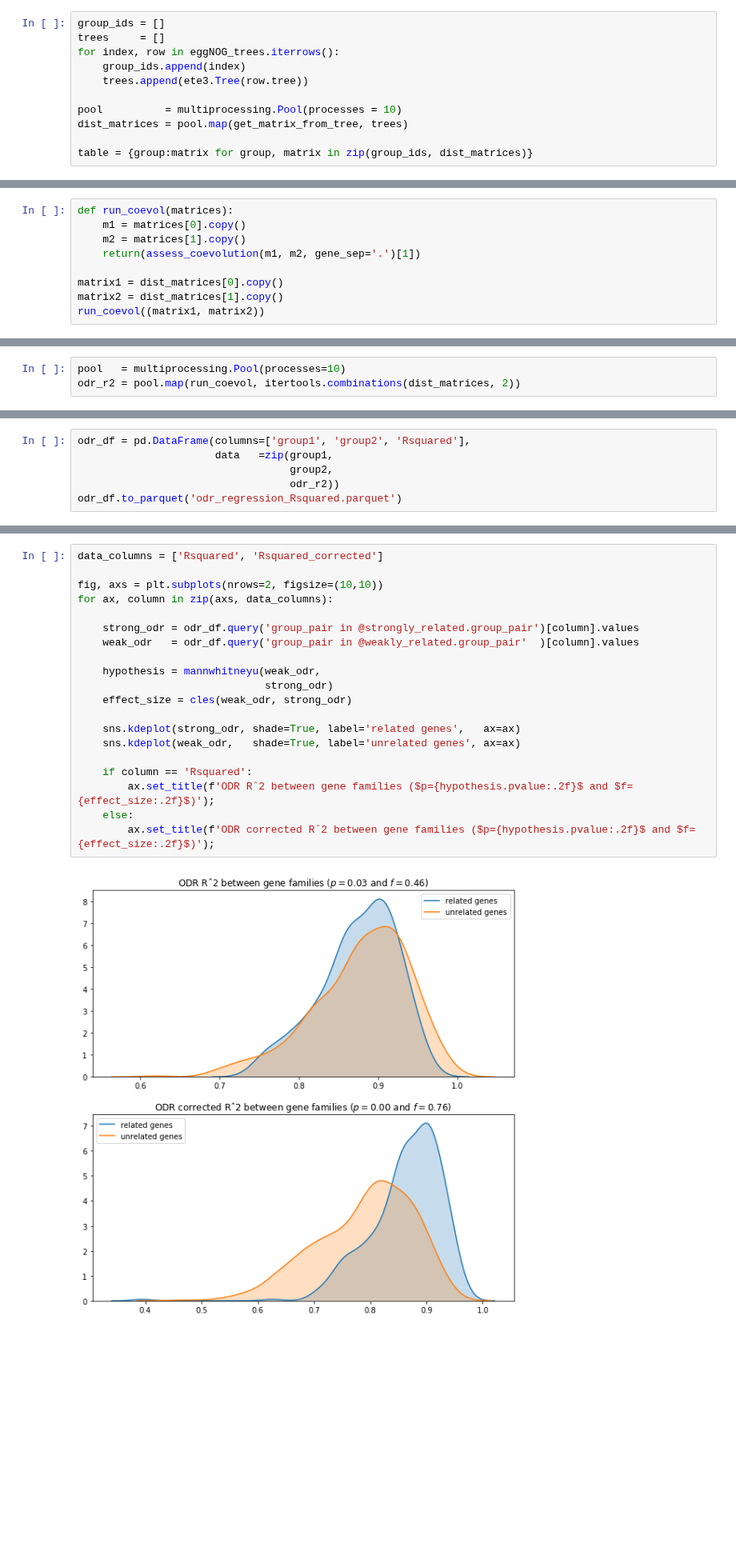
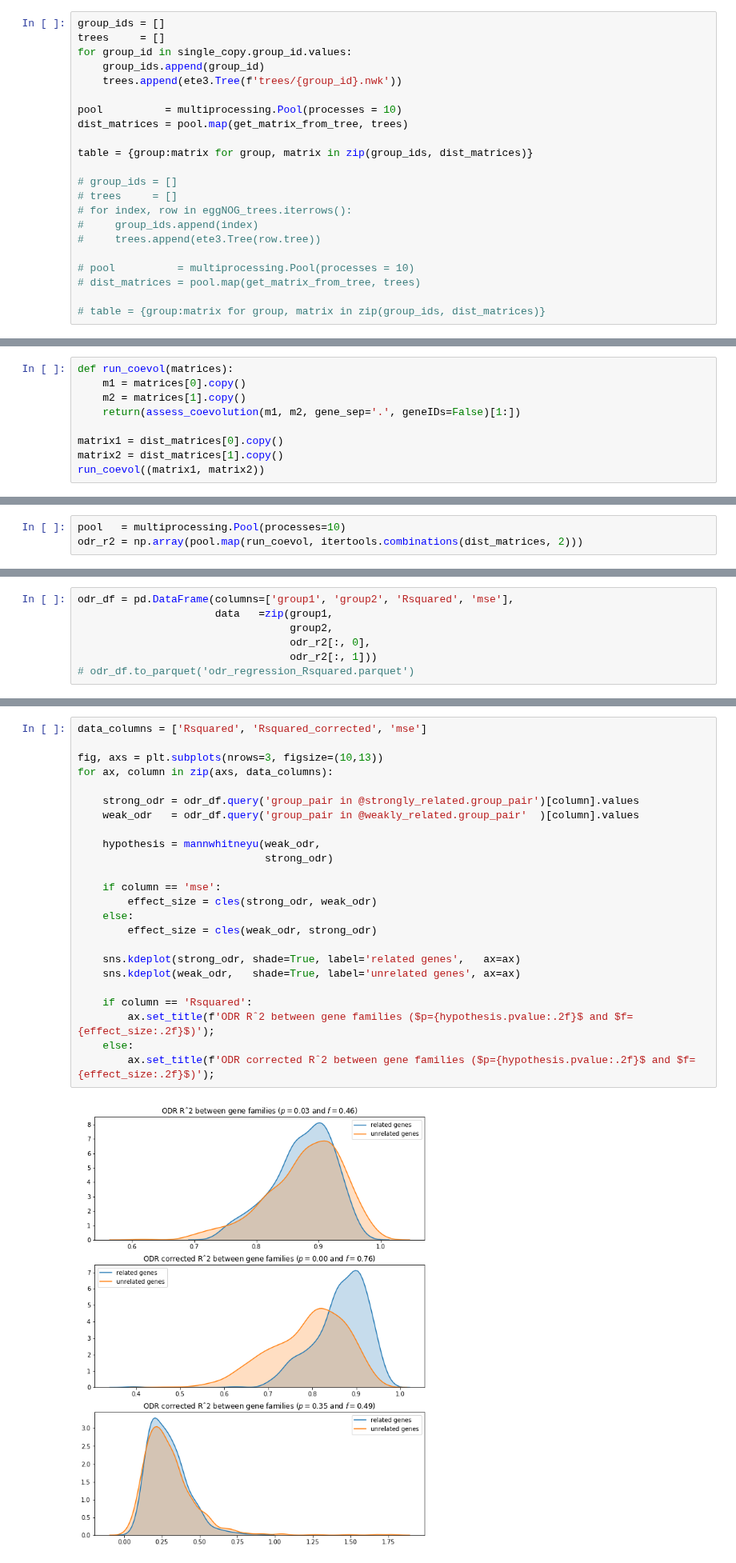
Before and after one commit to lthiberiol/jupyter_notebooks, a Jupyter notebook: gene family distances/eggNOG_compare_metrics.ipynb, the cells around one changed output, grey strips where cells are left out. Shown at 80% size. Drawn from its saved outputs; the diff is of its cells as text; blank space fills up the shorter version.

Commit message:
looking for effect size alternatives

```diff
--- a/gene family distances/eggNOG_compare_metrics.ipynb
+++ b/gene family distances/eggNOG_compare_metrics.ipynb
@@ -35,11 +43,22 @@ eggNOG_trees = eggNOG_trees.reindex(index=single_copy.group_id)
 # %%
 group_ids = []
 trees     = []
-for index, row in eggNOG_trees.iterrows():
-    group_ids.append(index)
-    trees.append(ete3.Tree(row.tree))
+for group_id in single_copy.group_id.values:
+    group_ids.append(group_id)
+    trees.append(ete3.Tree(f'trees/{group_id}.nwk'))
 
 pool          = multiprocessing.Pool(processes = 10)
 dist_matrices = pool.map(get_matrix_from_tree, trees)
 
 table = {group:matrix for group, matrix in zip(group_ids, dist_matrices)}
+
+# group_ids = []
+# trees     = []
+# for index, row in eggNOG_trees.iterrows():
+#     group_ids.append(index)
+#     trees.append(ete3.Tree(row.tree))
+
+# pool          = multiprocessing.Pool(processes = 10)
+# dist_matrices = pool.map(get_matrix_from_tree, trees)
+
+# table = {group:matrix for group, matrix in zip(group_ids, dist_matrices)}
@@ -47,7 +180,7 @@ table = {group:matrix for group, matrix in zip(group_ids, dist_matrices)}
 def run_coevol(matrices):
     m1 = matrices[0].copy()
     m2 = matrices[1].copy()
-    return(assess_coevolution(m1, m2, gene_sep='.')[1])
+    return(assess_coevolution(m1, m2, gene_sep='.', geneIDs=False)[1:])
 
 matrix1 = dist_matrices[0].copy()
 matrix2 = dist_matrices[1].copy()
@@ -57,14 +190,15 @@ run_coevol((matrix1, matrix2))
 # %%
 pool   = multiprocessing.Pool(processes=10)
-odr_r2 = pool.map(run_coevol, itertools.combinations(dist_matrices, 2))
+odr_r2 = np.array(pool.map(run_coevol, itertools.combinations(dist_matrices, 2)))
 # %%
 group1, group2 = [], []
 for n, m in itertools.combinations(group_ids, 2):
     group1.append(n)
     group2.append(m)
 # %%
-odr_df = pd.DataFrame(columns=['group1', 'group2', 'Rsquared'],
+odr_df = pd.DataFrame(columns=['group1', 'group2', 'Rsquared', 'mse'],
                       data   =zip(group1,
                                   group2,
-                                  odr_r2))
-odr_df.to_parquet('odr_regression_Rsquared.parquet')
+                                  odr_r2[:, 0],
+                                  odr_r2[:, 1]))
+# odr_df.to_parquet('odr_regression_Rsquared.parquet')
@@ -165,22 +317,26 @@ rf_edges['group_pair'] = odr_df[['group1', 'group2']].agg(frozenset, axis=1)
 # %%
-data_columns = ['Rsquared', 'Rsquared_corrected']
+data_columns = ['Rsquared', 'Rsquared_corrected', 'mse']
 
-fig, axs = plt.subplots(nrows=2, figsize=(10,10))
+fig, axs = plt.subplots(nrows=3, figsize=(10,13))
 for ax, column in zip(axs, data_columns):
 
     strong_odr = odr_df.query('group_pair in @strongly_related.group_pair')[column].values
     weak_odr   = odr_df.query('group_pair in @weakly_related.group_pair'  )[column].values
 
     hypothesis = mannwhitneyu(weak_odr,
                               strong_odr)
-    effect_size = cles(weak_odr, strong_odr)
+
+    if column == 'mse':
+        effect_size = cles(strong_odr, weak_odr)
+    else:
+        effect_size = cles(weak_odr, strong_odr)
 
     sns.kdeplot(strong_odr, shade=True, label='related genes',   ax=ax)
     sns.kdeplot(weak_odr,   shade=True, label='unrelated genes', ax=ax)
 
     if column == 'Rsquared':
         ax.set_title(f'ODR Rˆ2 between gene families ($p={hypothesis.pvalue:.2f}$ and $f={effect_size:.2f}$)');
     else:
         ax.set_title(f'ODR corrected Rˆ2 between gene families ($p={hypothesis.pvalue:.2f}$ and $f={effect_size:.2f}$)');
 # %% [output]
-[figure, old version]
+[figure, new version]
```
Also changed, not shown: parts of 38 cells of this notebook, 4 other files.
